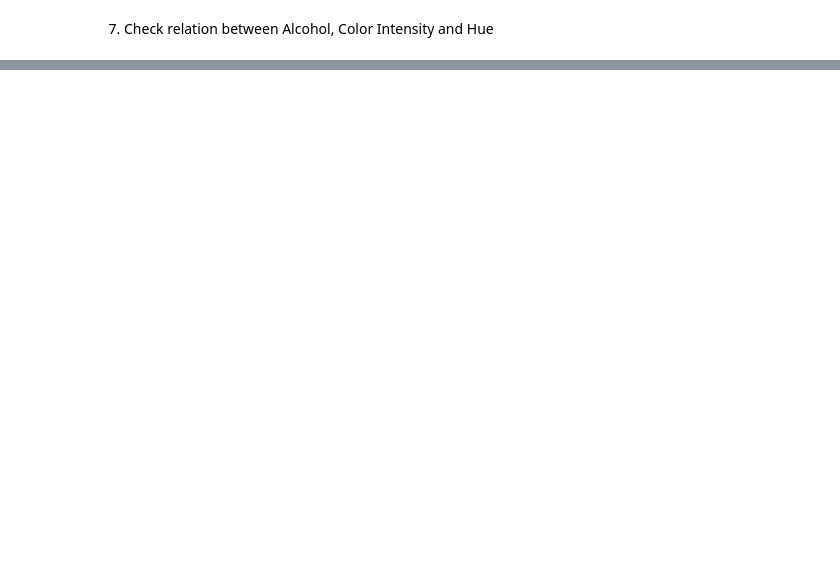
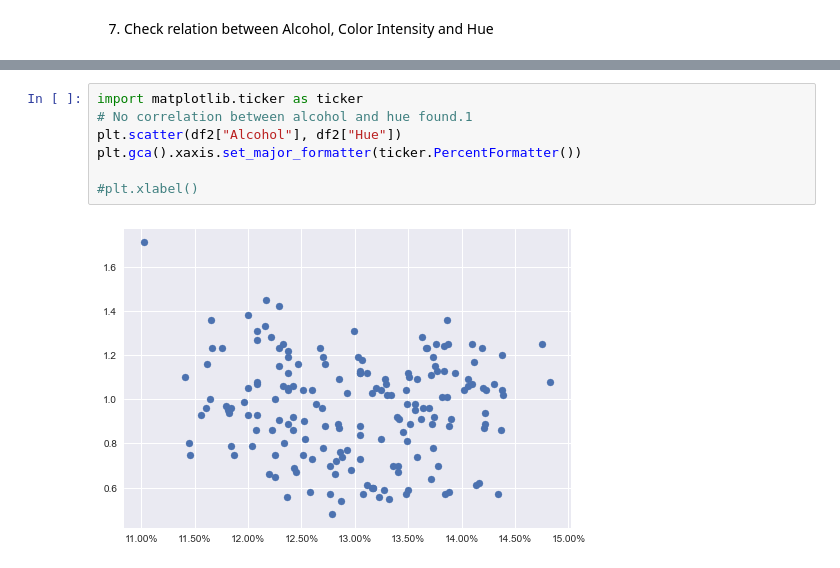
Before and after one commit to dave-py/My_NF_Projects, a Jupyter notebook: Data Analysis Wine/WineDataAnalysis.ipynb, the cells around one changed output, grey strips where cells are left out. Drawn from its saved outputs; the diff is of its cells as text; blank space fills up the shorter version.

```diff
--- a/Data Analysis Wine/WineDataAnalysis.ipynb
+++ b/Data Analysis Wine/WineDataAnalysis.ipynb
@@ -146,0 +148,9 @@ df2.plot(kind="scatter", x="Alcohol", y="Hue")
+# %%
+import matplotlib.ticker as ticker
+# No correlation between alcohol and hue found.1
+plt.scatter(df2["Alcohol"], df2["Hue"])
+plt.gca().xaxis.set_major_formatter(ticker.PercentFormatter())
+
+#plt.xlabel()
+# %% [output]
+[figure, added]
```
Also changed, not shown: parts of 4 cells of this notebook, 1 other file.
